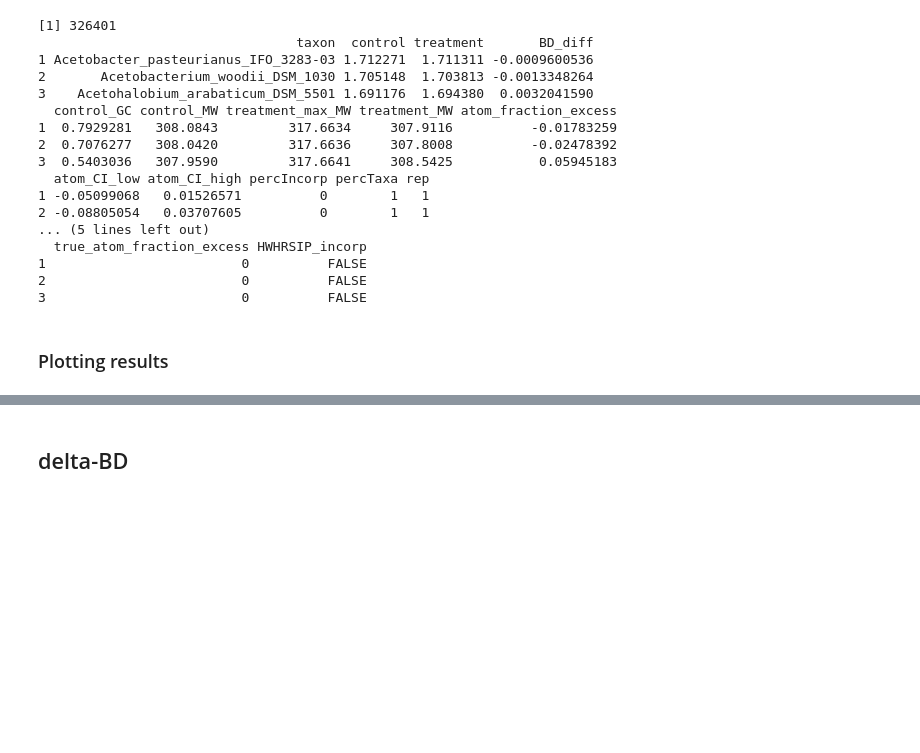
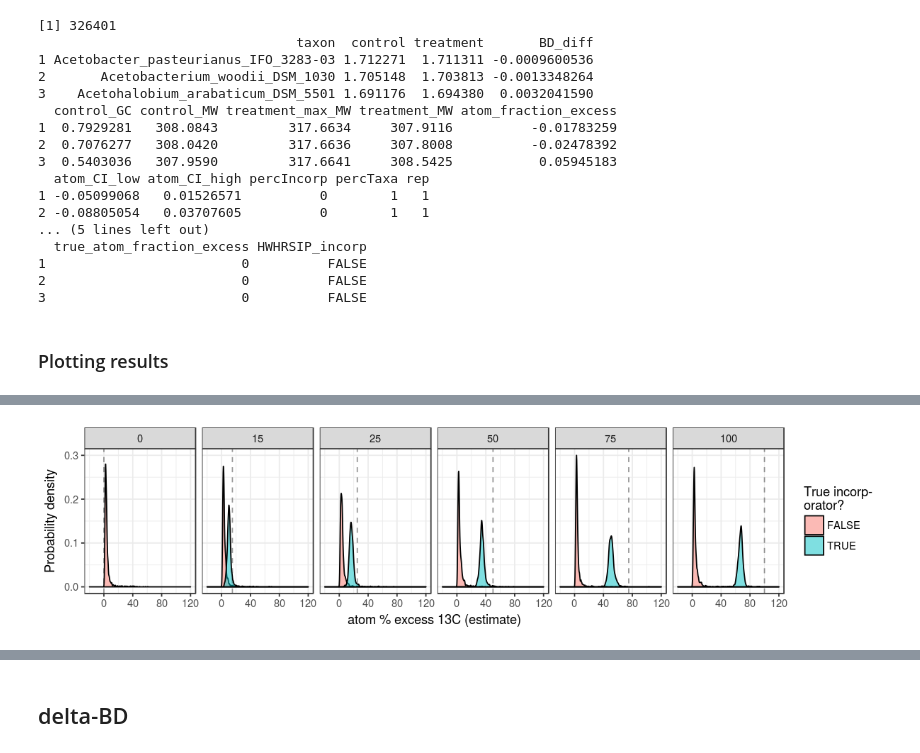
Before and after one commit to nick-youngblut/SIPSim, a Jupyter notebook: ipynb/bac_genome/n1147_pt2/atomIncorp_taxaIncorpR.ipynb, the cells around one changed output, grey strips where cells are left out. Cells and saved outputs as stored; diff of their text form; code cells hidden in the pictures; blank space fills up the shorter version.

```diff
--- a/ipynb/bac_genome/n1147_pt2/atomIncorp_taxaIncorpR.ipynb
+++ b/ipynb/bac_genome/n1147_pt2/atomIncorp_taxaIncorpR.ipynb
@@ -851,0 +914,12 @@ Warning message:
+# %%
+df.j.f = df.j %>%
+    filter(percTaxa == '10',
+           atom_CI_low > 0) %>%     # just incorporators identified by q-SIP
+    mutate(delta_excess = atom_fraction_excess * 100 - true_atom_fraction_excess * 100,
+           percIncorp = percIncorp %>% reorder(percIncorp %>% as.numeric),
+           percTaxa = percTaxa %>% reorder(percTaxa %>% as.numeric),
+           atom_perc_excess = atom_fraction_excess * 100,
+           true_atom_perc_excess = true_atom_fraction_excess * 100)
+
+
+df.j.f %>% head
@@ -851,0 +934,19 @@ Warning message:
+# %%
+# for vline
+tmp = df.j.f %>%
+    distinct(percIncorp) %>%
+    mutate(true_atom_perc_excess = percIncorp %>% as.character %>% as.numeric)
+
+options(repr.plot.width=10, repr.plot.height=2.5)
+p.qSIP.dens = ggplot(df.j.f, aes(atom_perc_excess, fill=true_incorporator)) +
+    geom_density(alpha=0.5) +
+    geom_vline(data=tmp, aes(xintercept=true_atom_perc_excess), linetype='dashed', alpha=0.4) +
+    scale_x_continuous(limits=c(-20, 120)) +
+    scale_fill_discrete('True incorp-\norator?') +
+    labs(x='atom % excess 13C (estimate)', y='Probability density') +
+    facet_grid(. ~ percIncorp) +
+    theme_bw()
+
+plot(p.qSIP.dens)
+# %% [output]
+[figure, added]
```
Also changed, not shown: parts of 37 cells of this notebook, 3 other files.
